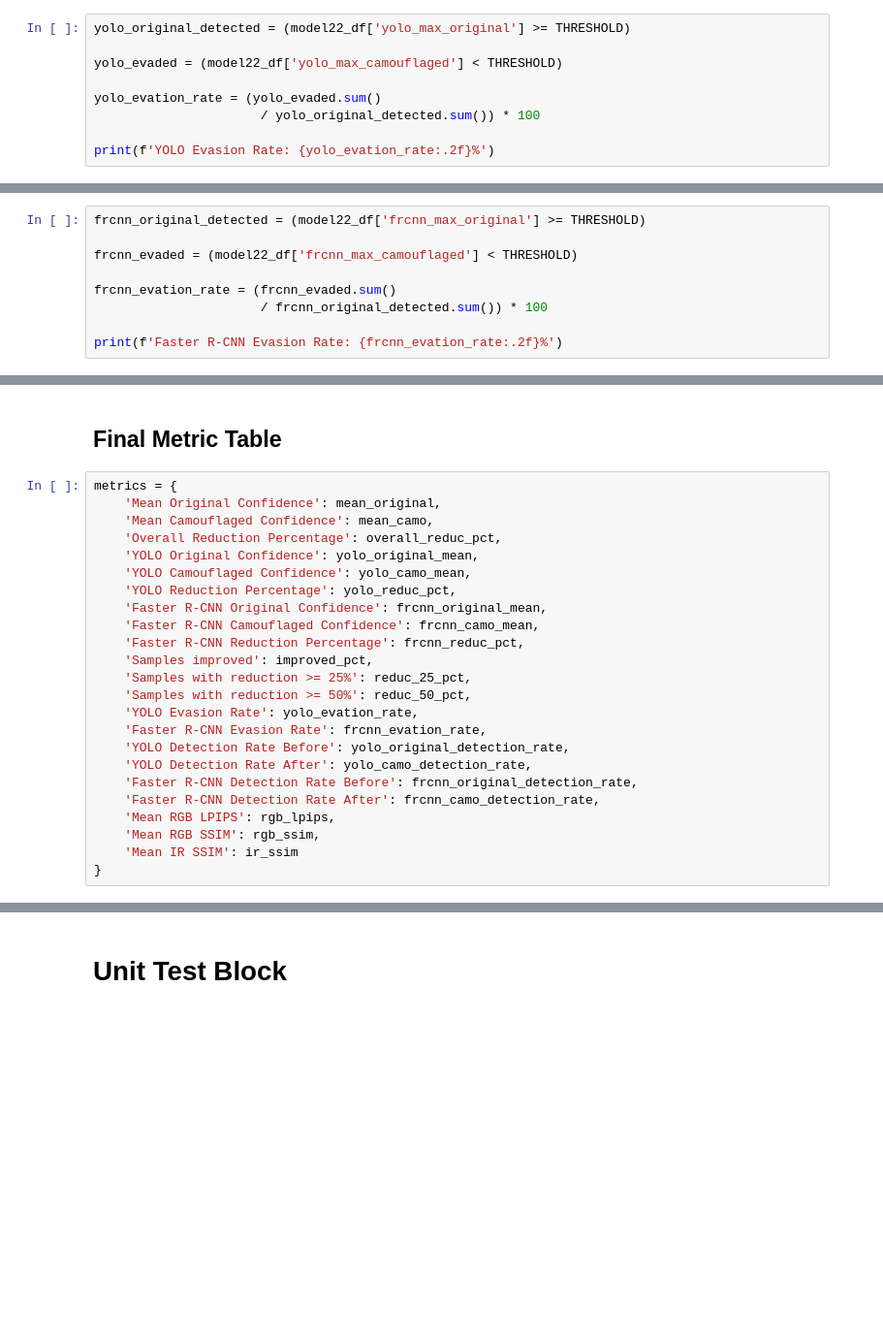
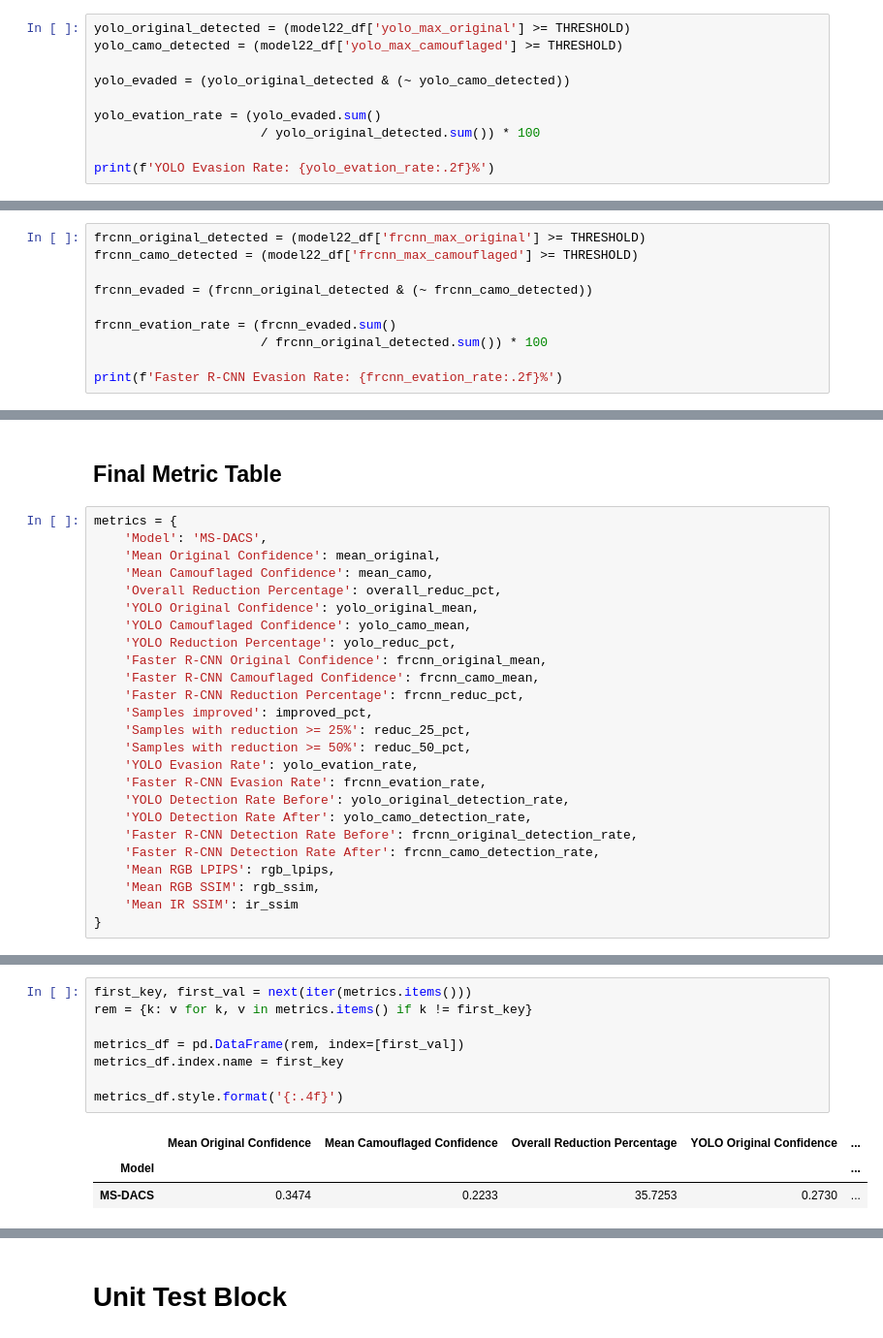
Before and after one commit to Debnath-Goutam/MS-DACS, a Jupyter notebook: MSDACS_Updated.ipynb, the cells around one changed output, grey strips where cells are left out. Shown at 97% size. Cells and saved outputs as stored; diff of their text form; blank space fills up the shorter version.

```diff
--- a/MSDACS_Updated.ipynb
+++ b/MSDACS_Updated.ipynb
@@ -6174,8 +6224,9 @@ Samples with reduction >= 50%: 30.98%
 THRESHOLD = 0.30
 # %%
 yolo_original_detected = (model22_df['yolo_max_original'] >= THRESHOLD)
+yolo_camo_detected = (model22_df['yolo_max_camouflaged'] >= THRESHOLD)
 
-yolo_evaded = (model22_df['yolo_max_camouflaged'] < THRESHOLD)
+yolo_evaded = (yolo_original_detected & (~ yolo_camo_detected))
 
 yolo_evation_rate = (yolo_evaded.sum()
                       / yolo_original_detected.sum()) * 100
@@ -6186,7 +6237,8 @@ YOLO Evasion Rate: 97.42%
 # %%
 frcnn_original_detected = (model22_df['frcnn_max_original'] >= THRESHOLD)
+frcnn_camo_detected = (model22_df['frcnn_max_camouflaged'] >= THRESHOLD)
 
-frcnn_evaded = (model22_df['frcnn_max_camouflaged'] < THRESHOLD)
+frcnn_evaded = (frcnn_original_detected & (~ frcnn_camo_detected))
 
 frcnn_evation_rate = (frcnn_evaded.sum()
                       / frcnn_original_detected.sum()) * 100
@@ -6295,6 +6347,7 @@ Mean Spectral Loss: 0.2356
 ## Final Metric Table
 # %%
 metrics = {
+    'Model': 'MS-DACS',
     'Mean Original Confidence': mean_original,
     'Mean Camouflaged Confidence': mean_camo,
     'Overall Reduction Percentage': overall_reduc_pct,
@@ -6341,0 +6373,12 @@ metrics_df.style.format('{:.4f}')
+# %%
+first_key, first_val = next(iter(metrics.items()))
+rem = {k: v for k, v in metrics.items() if k != first_key}
+
+metrics_df = pd.DataFrame(rem, index=[first_val])
+metrics_df.index.name = first_key
+
+metrics_df.style.format('{:.4f}')
+# %% [output]
+|  | Mean Original Confidence | Mean Camouflaged Confidence | Overall Reduction Percentage | YOLO Original Confidence | ... |
+| Model |  |  |  |  | ... |
+| MS-DACS | 0.3474 | 0.2233 | 35.7253 | 0.2730 | ... |
```
Also changed, not shown: parts of 39 cells of this notebook.
